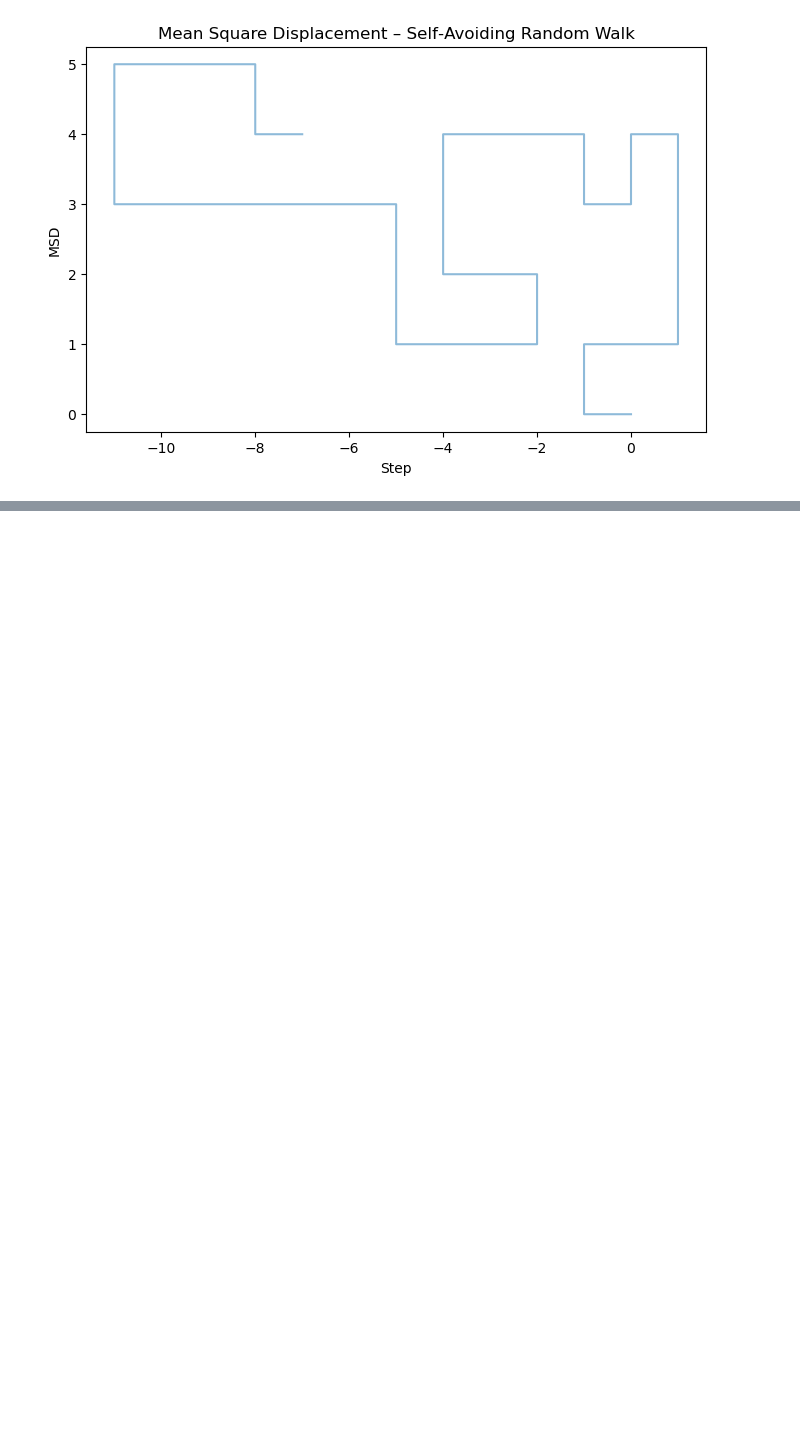
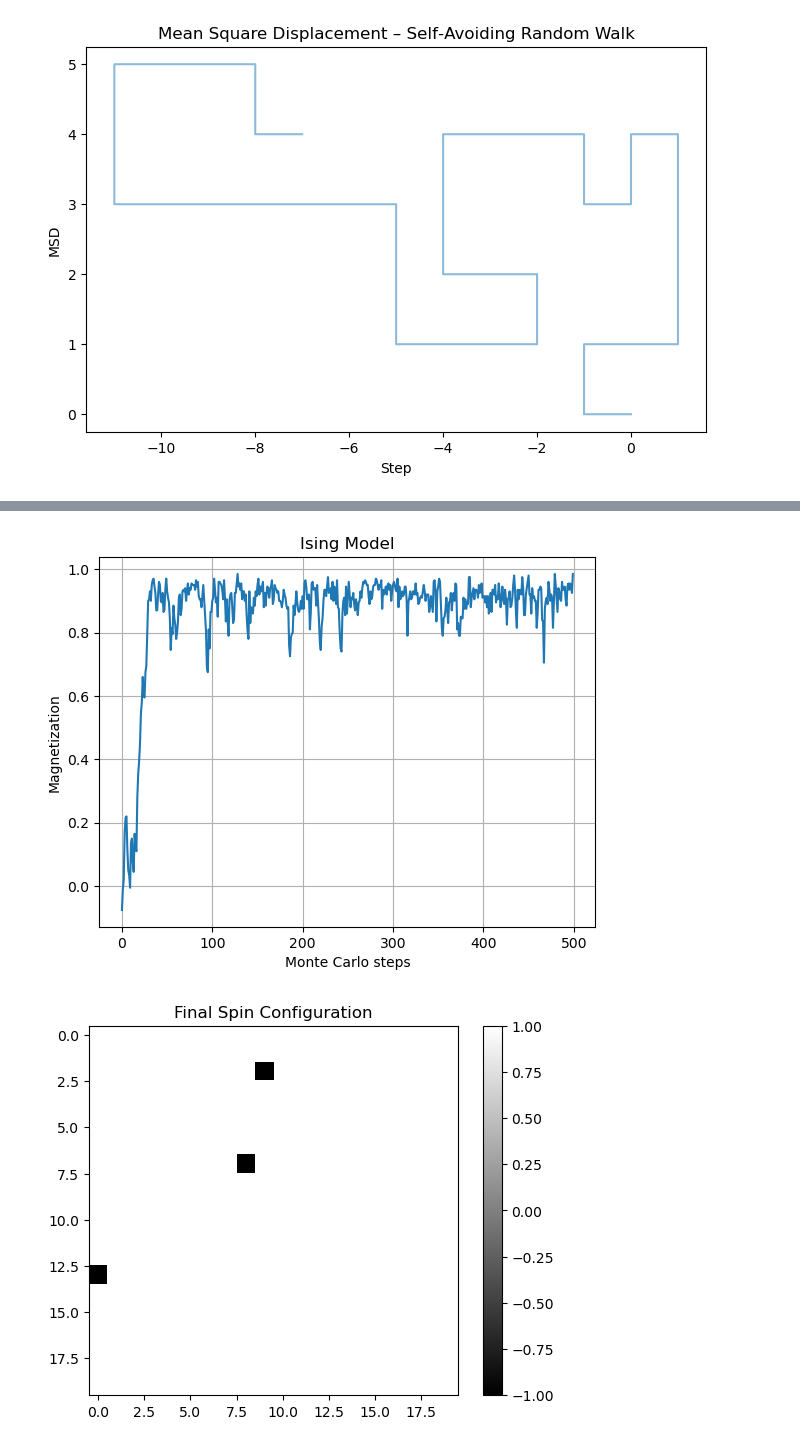
Before and after one commit to axe-n/tvm, a Jupyter notebook: course.copy.ipynb, the cells around one changed output, grey strips where cells are left out. Cells and saved outputs as stored; diff of their text form; code cells hidden in the pictures; blank space fills up the shorter version.

```diff
--- a/course.copy.ipynb
+++ b/course.copy.ipynb
@@ -445,0 +618,51 @@ plt.show()
+# %%
+import numpy as np
+import matplotlib.pyplot as plt
+
+L, N, T, J, h = 20, 500, 2.0, 1.0, 0.0
+
+def ice(L, N, T, J, h):
+    g = np.random.choice([-1, 1], size=(L, L))
+    M = []
+
+    for step in range(N):
+        for i in range(L):          # FIX: use L
+            for j in range(L):      # FIX: use L
+
+                # periodic neighbors
+                nn = (
+                    g[(i+1)%L, j] + g[(i-1)%L, j] +
+                    g[i, (j+1)%L] + g[i, (j-1)%L]
+                )
+
+                # energy change
+                dE = 2 * g[i, j] * (J * nn + h)
+
+                # Metropolis rule
+                if dE < 0 or np.random.rand() < np.exp(-dE / T):
+                    g[i, j] *= -1
+
+        M.append(np.mean(g))
+
+    return g, M
+
+
+# Run simulation
+g, M = ice(L, N, T, J, h)
+
+# Plot magnetization
+plt.plot(M)
+plt.xlabel("Monte Carlo steps")
+plt.ylabel("Magnetization")
+plt.title("Ising Model")
+plt.grid()
+plt.show()
+
+# Final configuration
+plt.imshow(g, cmap='gray')
+plt.colorbar()
+plt.title("Final Spin Configuration")
+plt.show()
+# %% [output]
+[figure, added]
+[figure, added]
```
Also changed, not shown: parts of 20 cells of this notebook, 1 other file.
